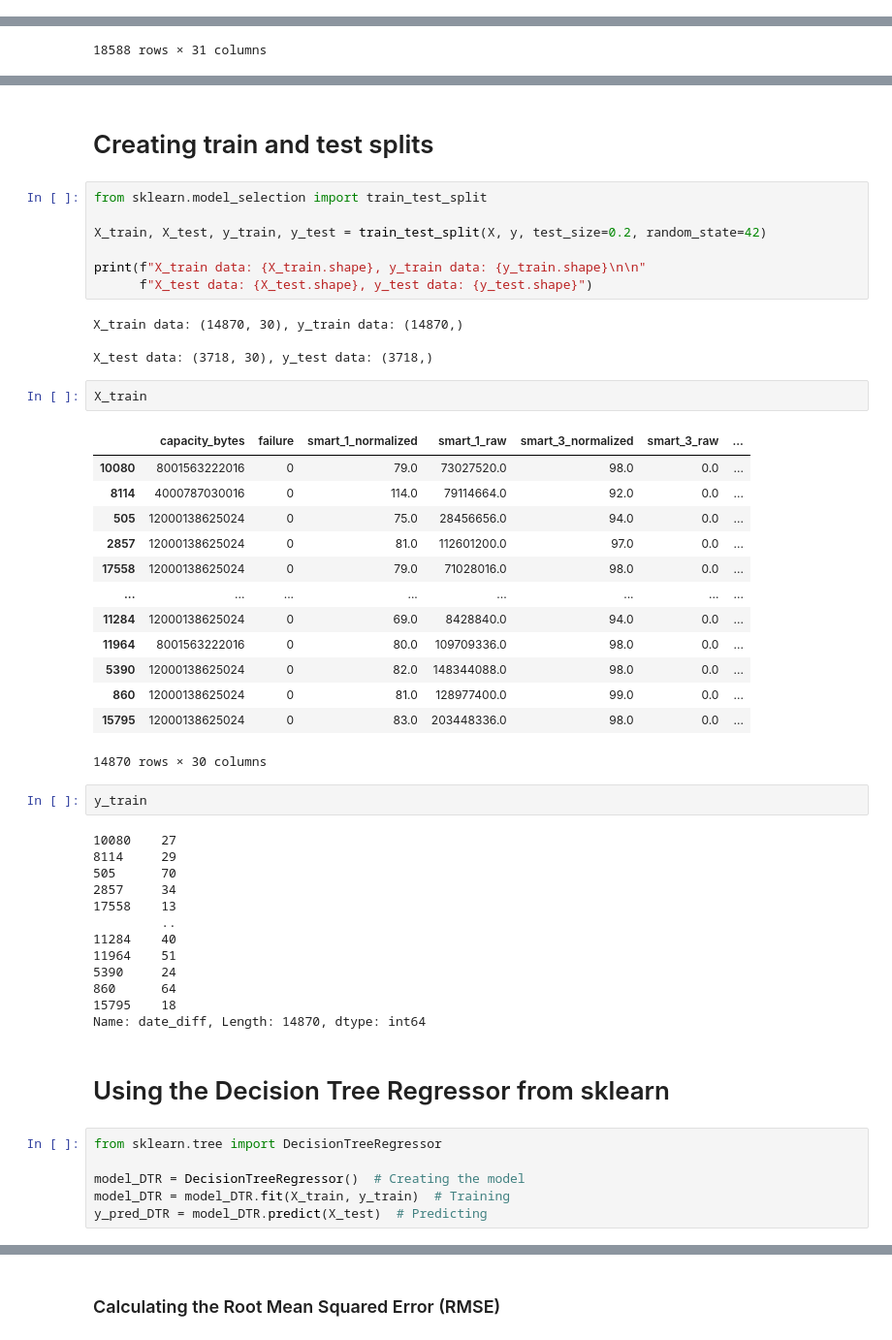
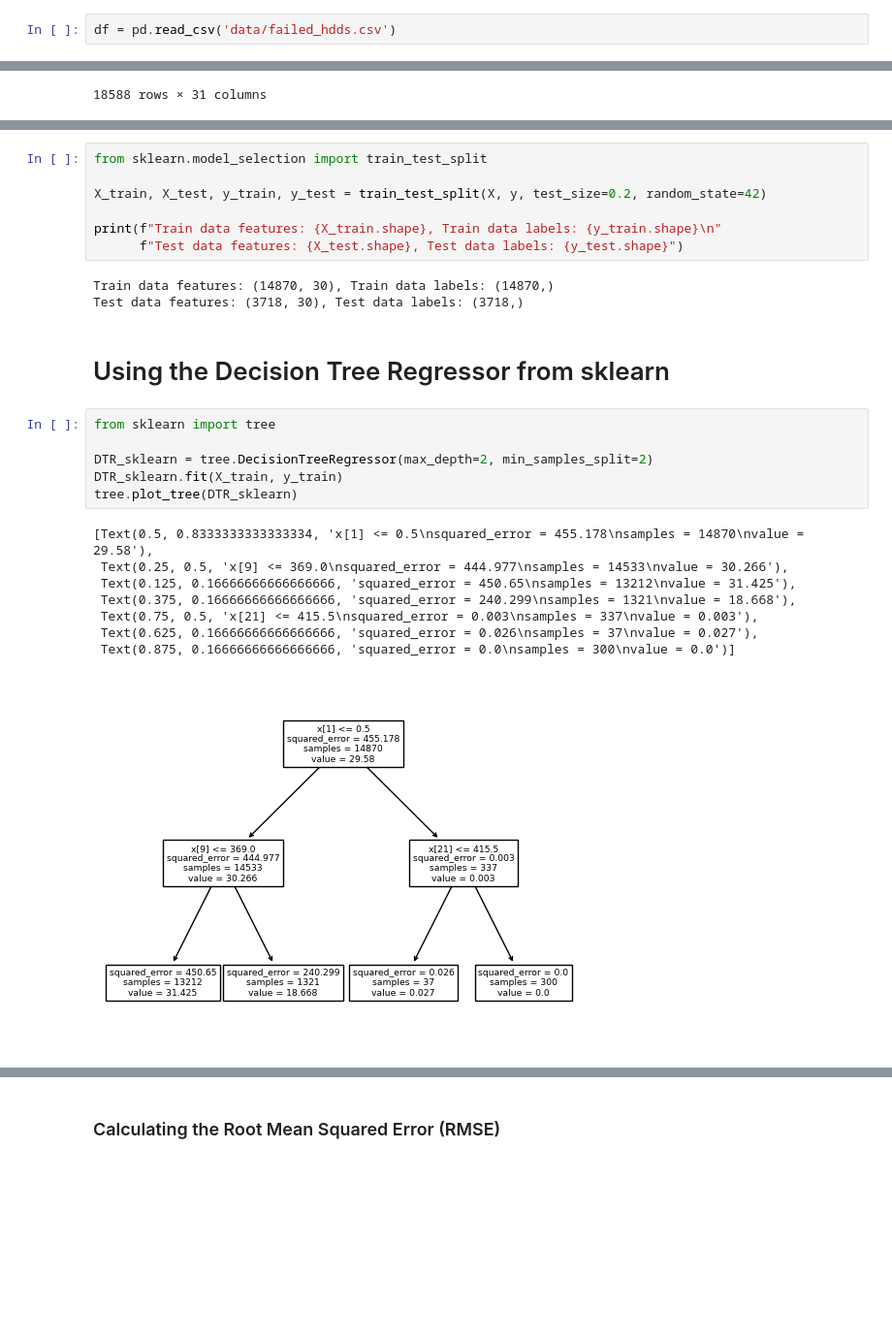
Before and after one commit to baari-ali/hard-drive-predictive-maintenance, a Jupyter notebook: decision_tree_and_random_forest_modelling.ipynb, the cells around one changed output, grey strips where cells are left out. Shown: that part at 97% size. Drawn from its saved outputs; the diff is of its cells as text; blank space fills up the shorter version.

```diff
--- a/decision_tree_and_random_forest_modelling.ipynb
+++ b/decision_tree_and_random_forest_modelling.ipynb
@@ -121,6 +172,8 @@ df
 18588 rows × 33 columns
 # %%
 df.to_csv('data/failed_hdds.csv', index=False)
+# %%
+df = pd.read_csv('data/failed_hdds.csv')
 # %%
 df['date'].dtype
 # %% [output]
@@ -269,52 +330,27 @@ Name: date_diff, Length: 18588, dtype: int64
-# %% [markdown]
-# Creating train and test splits
 # %%
 from sklearn.model_selection import train_test_split
 
 X_train, X_test, y_train, y_test = train_test_split(X, y, test_size=0.2, random_state=42)
 
-print(f"X_train data: {X_train.shape}, y_train data: {y_train.shape}\n\n"
-      f"X_test data: {X_test.shape}, y_test data: {y_test.shape}")
+print(f"Train data features: {X_train.shape}, Train data labels: {y_train.shape}\n"
+      f"Test data features: {X_test.shape}, Test data labels: {y_test.shape}")
 # %% [output]
-X_train data: (14870, 30), y_train data: (14870,)
-
-X_test data: (3718, 30), y_test data: (3718,)
+Train data features: (14870, 30), Train data labels: (14870,)
+Test data features: (3718, 30), Test data labels: (3718,)
-# %%
-X_train
-# %% [output]
-|  | capacity_bytes | failure | smart_1_normalized | smart_1_raw | smart_3_normalized | smart_3_raw | ... |
-| 10080 | 8001563222016 | 0 | 79.0 | 73027520.0 | 98.0 | 0.0 | ... |
-| 8114 | 4000787030016 | 0 | 114.0 | 79114664.0 | 92.0 | 0.0 | ... |
-| 505 | 12000138625024 | 0 | 75.0 | 28456656.0 | 94.0 | 0.0 | ... |
-| 2857 | 12000138625024 | 0 | 81.0 | 112601200.0 | 97.0 | 0.0 | ... |
-| 17558 | 12000138625024 | 0 | 79.0 | 71028016.0 | 98.0 | 0.0 | ... |
-| ... | ... | ... | ... | ... | ... | ... | ... |
-| 11284 | 12000138625024 | 0 | 69.0 | 8428840.0 | 94.0 | 0.0 | ... |
-| 11964 | 8001563222016 | 0 | 80.0 | 109709336.0 | 98.0 | 0.0 | ... |
-| 5390 | 12000138625024 | 0 | 82.0 | 148344088.0 | 98.0 | 0.0 | ... |
-| 860 | 12000138625024 | 0 | 81.0 | 128977400.0 | 99.0 | 0.0 | ... |
-| 15795 | 12000138625024 | 0 | 83.0 | 203448336.0 | 98.0 | 0.0 | ... |
-14870 rows × 30 columns
-# %%
-y_train
-# %% [output]
-10080    27
-8114     29
-505      70
-2857     34
-17558    13
-         ..
-11284    40
-11964    51
-5390     24
-860      64
-15795    18
-Name: date_diff, Length: 14870, dtype: int64
 # %% [markdown]
 # Using the Decision Tree Regressor from sklearn
 # %%
-from sklearn.tree import DecisionTreeRegressor
+from sklearn import tree
 
-model_DTR = DecisionTreeRegressor()  # Creating the model
-model_DTR = model_DTR.fit(X_train, y_train)  # Training
-y_pred_DTR = model_DTR.predict(X_test)  # Predicting
+DTR_sklearn = tree.DecisionTreeRegressor(max_depth=2, min_samples_split=2)
+DTR_sklearn.fit(X_train, y_train)
+tree.plot_tree(DTR_sklearn)
+# %% [output]
+[Text(0.5, 0.8333333333333334, 'x[1] <= 0.5\nsquared_error = 455.178\nsamples = 14870\nvalue = 29.58'),
+ Text(0.25, 0.5, 'x[9] <= 369.0\nsquared_error = 444.977\nsamples = 14533\nvalue = 30.266'),
+ Text(0.125, 0.16666666666666666, 'squared_error = 450.65\nsamples = 13212\nvalue = 31.425'),
+ Text(0.375, 0.16666666666666666, 'squared_error = 240.299\nsamples = 1321\nvalue = 18.668'),
+ Text(0.75, 0.5, 'x[21] <= 415.5\nsquared_error = 0.003\nsamples = 337\nvalue = 0.003'),
+ Text(0.625, 0.16666666666666666, 'squared_error = 0.026\nsamples = 37\nvalue = 0.027'),
+ Text(0.875, 0.16666666666666666, 'squared_error = 0.0\nsamples = 300\nvalue = 0.0')]
+[figure, added]
```
Also changed, not shown: parts of 48 cells of this notebook.
